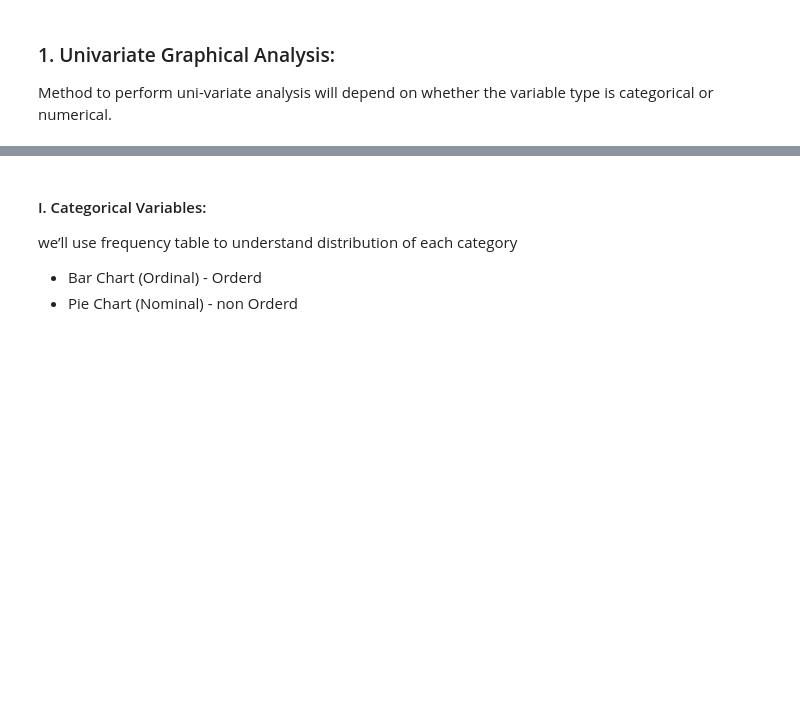
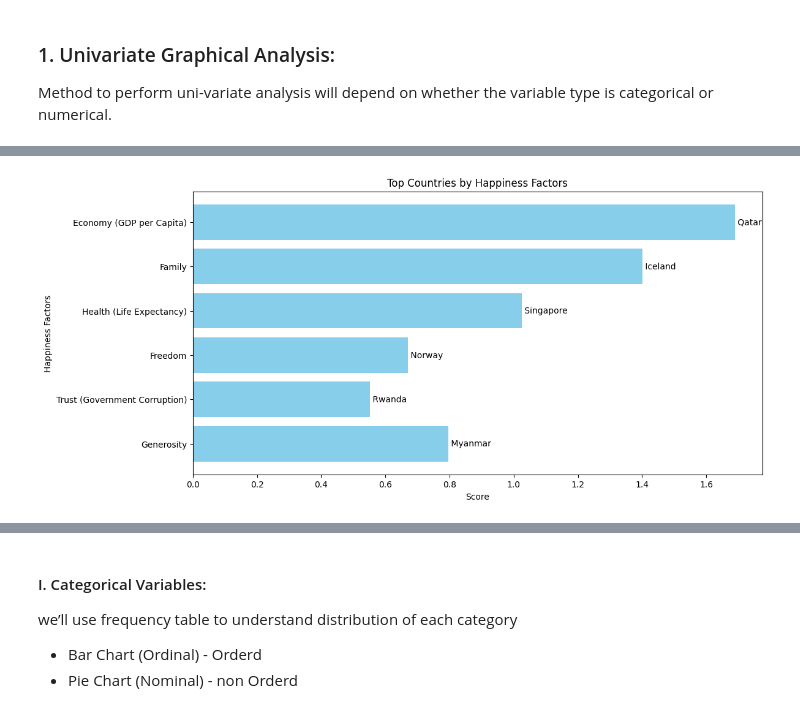
Before and after one commit to Tuwaiq-DS-ML-bootcamp-V-9/Usecase-2, a Jupyter notebook: EDA explain template.ipynb, the cells around one changed output, grey strips where cells are left out. Cells and saved outputs as stored; diff of their text form; code cells hidden in the pictures; blank space fills up the shorter version.

```diff
--- a/EDA explain template.ipynb
+++ b/EDA explain template.ipynb
@@ -1504,0 +1568,26 @@ Method to perform uni-variate analysis will depend on whether the variable type
+# %%
+# Extracting top country factors
+factors = ['Economy (GDP per Capita)', 'Family', 'Health (Life Expectancy)',
+           'Freedom', 'Trust (Government Corruption)', 'Generosity']
+
+top_countries_df = pd.DataFrame({
+    "Factor": factors,
+    "Top Country": World_Happiness_2015.loc[World_Happiness_2015[factors].idxmax(), 'Country'].values,
+    "Score": World_Happiness_2015[factors].max().values
+})
+
+# Creating a bar chart
+fig, ax = plt.subplots(figsize=(12, 6))
+ax.barh(top_countries_df["Factor"], top_countries_df["Score"], color="skyblue")
+ax.set_xlabel("Score")
+ax.set_ylabel("Happiness Factors")
+ax.set_title("Top Countries by Happiness Factors")
+ax.invert_yaxis()
+
+# Annotating bars with country names
+for i, v in enumerate(top_countries_df["Score"]):
+    ax.text(v, i, f" {top_countries_df['Top Country'][i]}", va="center", fontsize=10)
+
+plt.show()
+# %% [output]
+[figure, added]
```
Also changed, not shown: parts of 100 cells of this notebook.
